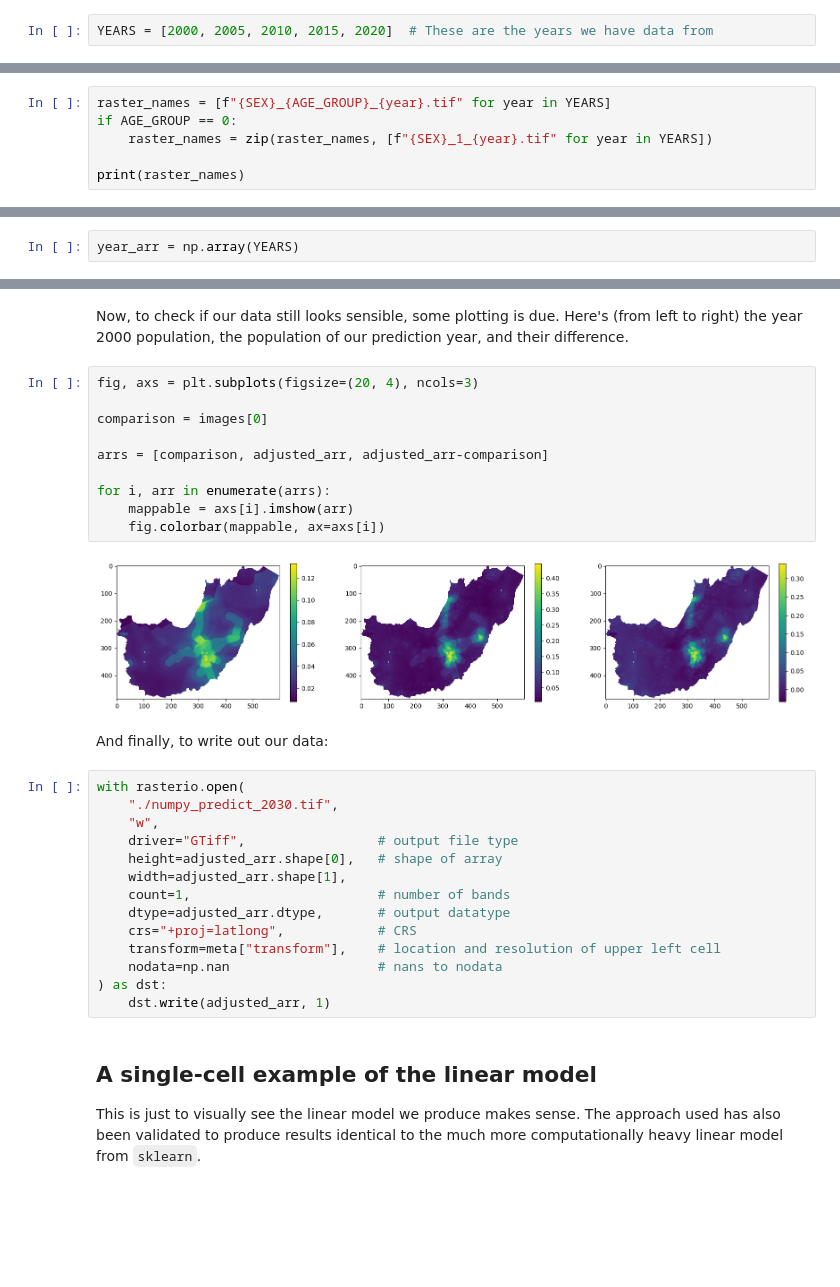
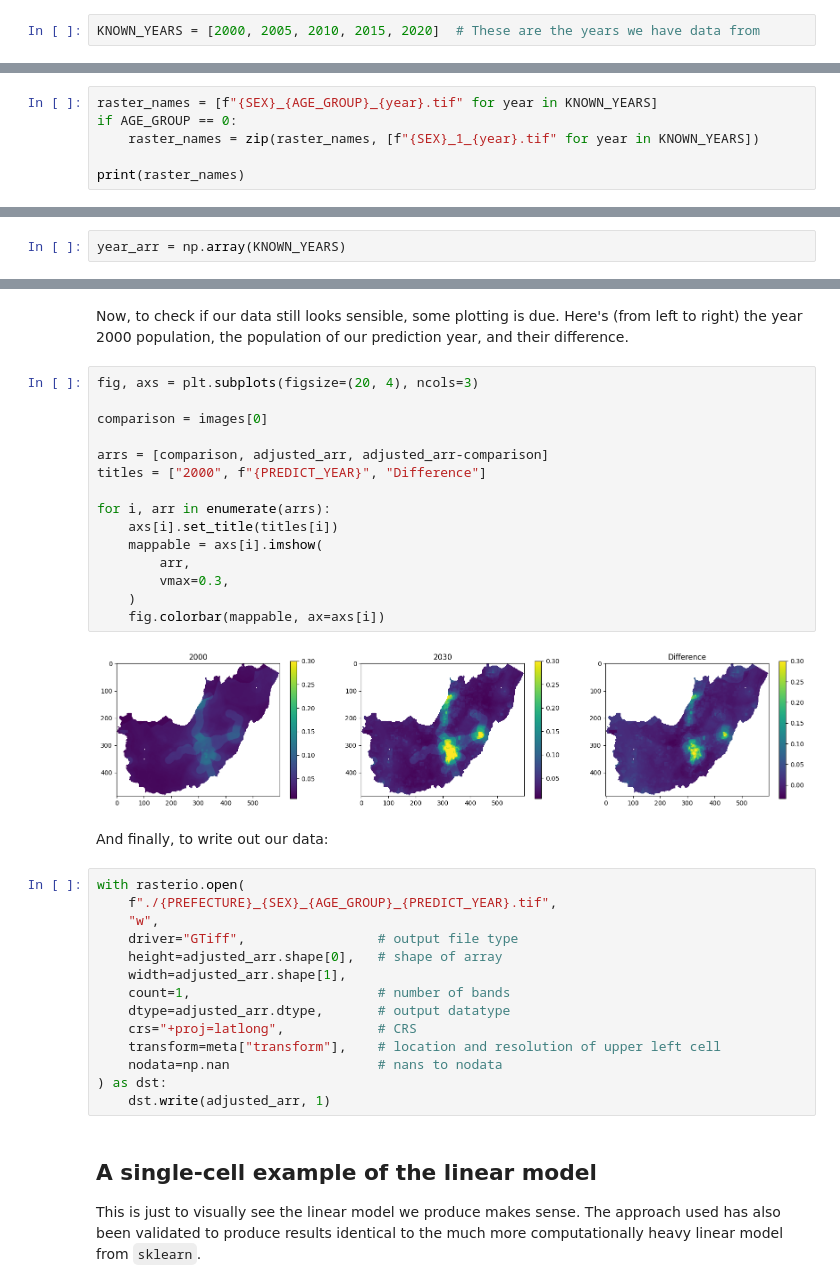
Before and after one commit to iiepdev/spatial_pop_projections, a Jupyter notebook: notebooks/example.ipynb, the cells around one changed output, grey strips where cells are left out. Cells and saved outputs as stored; diff of their text form; blank space fills up the shorter version.

```diff
--- a/notebooks/example.ipynb
+++ b/notebooks/example.ipynb
@@ -23,7 +23,7 @@ AGE_GROUP = 10
 SEX = "f"
 PREDICT_YEAR = 2030
 # %%
-YEARS = [2000, 2005, 2010, 2015, 2020]  # These are the years we have data from
+KNOWN_YEARS = [2000, 2005, 2010, 2015, 2020]  # These are the years we have data from
 # %% [markdown]
 ## Reading in data
 Here we read in the necessary datasets. The borders and projections are static, but the rasters are of course read based on what we are analysing.
@@ -43,9 +43,9 @@ region
 |  | db_c4f0x_h | iso3cd | cty_nm | adm1nm | adm2nm | adm1cd | adm2cd | globalid | st_area_sh | st_length_ | ... |
 | 9 | 10 | TGO | Togo | Kara | Doufelgou | TGO002 | TGO002005 | {70AC5005-04F8-4B99-B141-BD5BE4D6... | 0.100651 | 1.797534 | ... |
 # %%
-raster_names = [f"{SEX}_{AGE_GROUP}_{year}.tif" for year in YEARS]
+raster_names = [f"{SEX}_{AGE_GROUP}_{year}.tif" for year in KNOWN_YEARS]
 if AGE_GROUP == 0:
-    raster_names = zip(raster_names, [f"{SEX}_1_{year}.tif" for year in YEARS])
+    raster_names = zip(raster_names, [f"{SEX}_1_{year}.tif" for year in KNOWN_YEARS])
 
 print(raster_names)
 # %% [output]
@@ -163,7 +162,7 @@ reshaped.shape  # lots of rows, each row has 5 elements
 ## The predictions
 So, for the predictions we need the known values for each cell, and the years to associate with those values. After assigning the known years to an array, we have both.
 # %%
-year_arr = np.array(YEARS)
+year_arr = np.array(KNOWN_YEARS)
 # %% [markdown]
 With our 2-dimensional time series data and the year array, we can apply a linear model very efficiently, and extract the value of our desired year with `predict population`. This is done for every element of the array, so the result is just an array with single-value elements instead of time series. These new values are the predictions.
 # %%
@@ -200,20 +199,25 @@ Now, to check if our data still looks sensible, some plotting is due. Here's (fr
 # %%
 fig, axs = plt.subplots(figsize=(20, 4), ncols=3)
 
 comparison = images[0]
 
 arrs = [comparison, adjusted_arr, adjusted_arr-comparison]
+titles = ["2000", f"{PREDICT_YEAR}", "Difference"]
 
 for i, arr in enumerate(arrs):
-    mappable = axs[i].imshow(arr)
+    axs[i].set_title(titles[i])
+    mappable = axs[i].imshow(
+        arr,
+        vmax=0.3,
+    )
     fig.colorbar(mappable, ax=axs[i])
 # %% [output]
-[figure, old version]
+[figure, new version]
 # %% [markdown]
 And finally, to write out our data:
 # %%
 with rasterio.open(
-    "./numpy_predict_2030.tif",
+    f"./{PREFECTURE}_{SEX}_{AGE_GROUP}_{PREDICT_YEAR}.tif",
     "w",
     driver="GTiff",                 # output file type
     height=adjusted_arr.shape[0],   # shape of array
```
Also changed, not shown: parts of 1 cell of this notebook.
